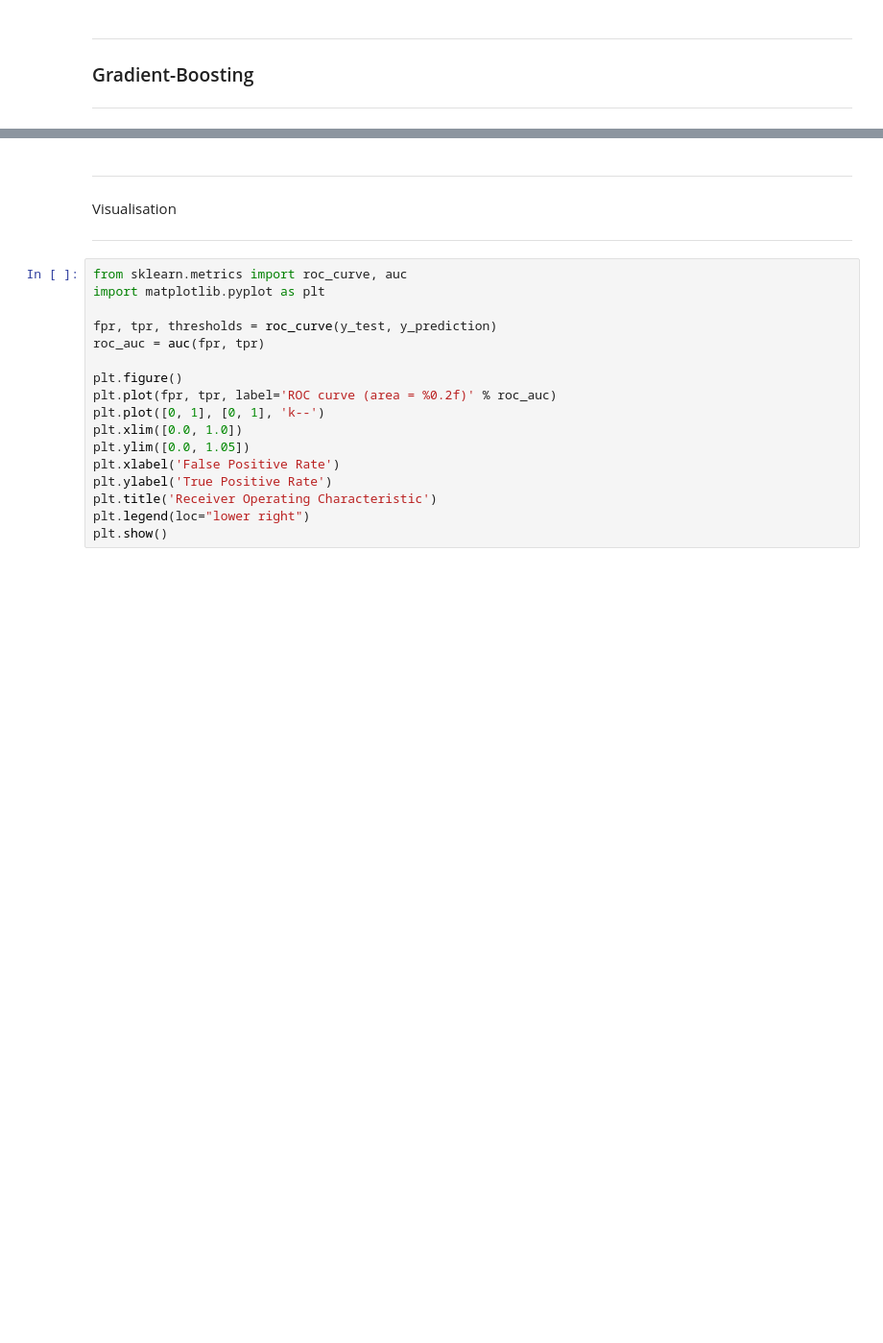
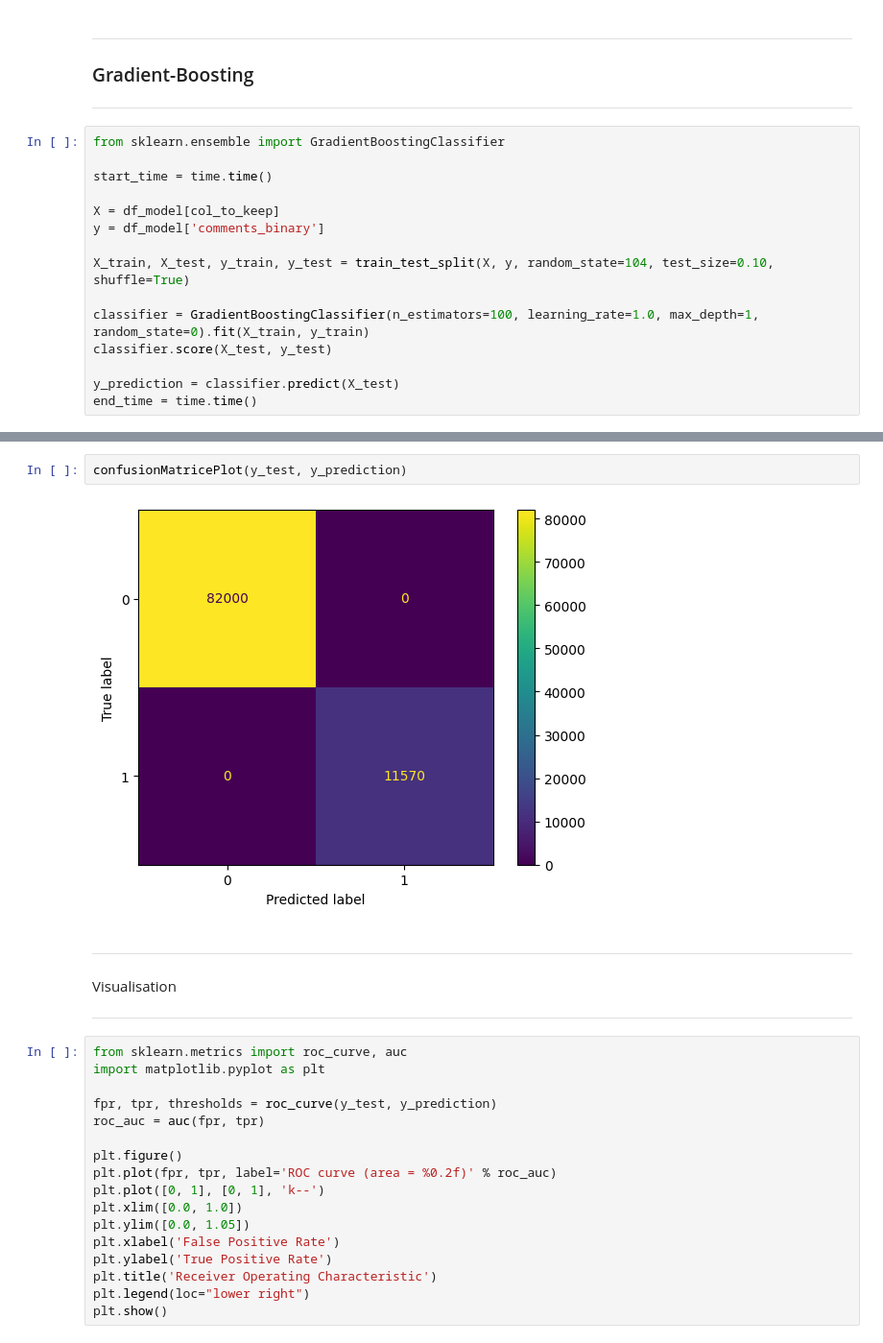
Before and after one commit to caseguin/GLO-7027, a Jupyter notebook: charles_workspace/charles_model.ipynb, the cells around one changed output, grey strips where cells are left out. Shown at 96% size. Drawn from its saved outputs; the diff is of its cells as text; blank space fills up the shorter version.

Commit message:
Add metrics, add gradient booster

```diff
--- a/charles_workspace/charles_model.ipynb
+++ b/charles_workspace/charles_model.ipynb
@@ -344,3 +372,18 @@ Feature Importance:
 ***
 ### Gradient-Boosting
 ***
+# %%
+from sklearn.ensemble import GradientBoostingClassifier
+
+start_time = time.time()
+
+X = df_model[col_to_keep]
+y = df_model['comments_binary']
+
+X_train, X_test, y_train, y_test = train_test_split(X, y, random_state=104, test_size=0.10, shuffle=True)
+
+classifier = GradientBoostingClassifier(n_estimators=100, learning_rate=1.0, max_depth=1, random_state=0).fit(X_train, y_train)
+classifier.score(X_test, y_test)
+
+y_prediction = classifier.predict(X_test)
+end_time = time.time()
@@ -347,3 +399,7 @@ Feature Importance:
+# %%
+confusionMatricePlot(y_test, y_prediction)
+# %% [output]
+[figure, added]
 # %% [markdown]
 ***
 Visualisation
```
Also changed, not shown: parts of 19 cells of this notebook.
